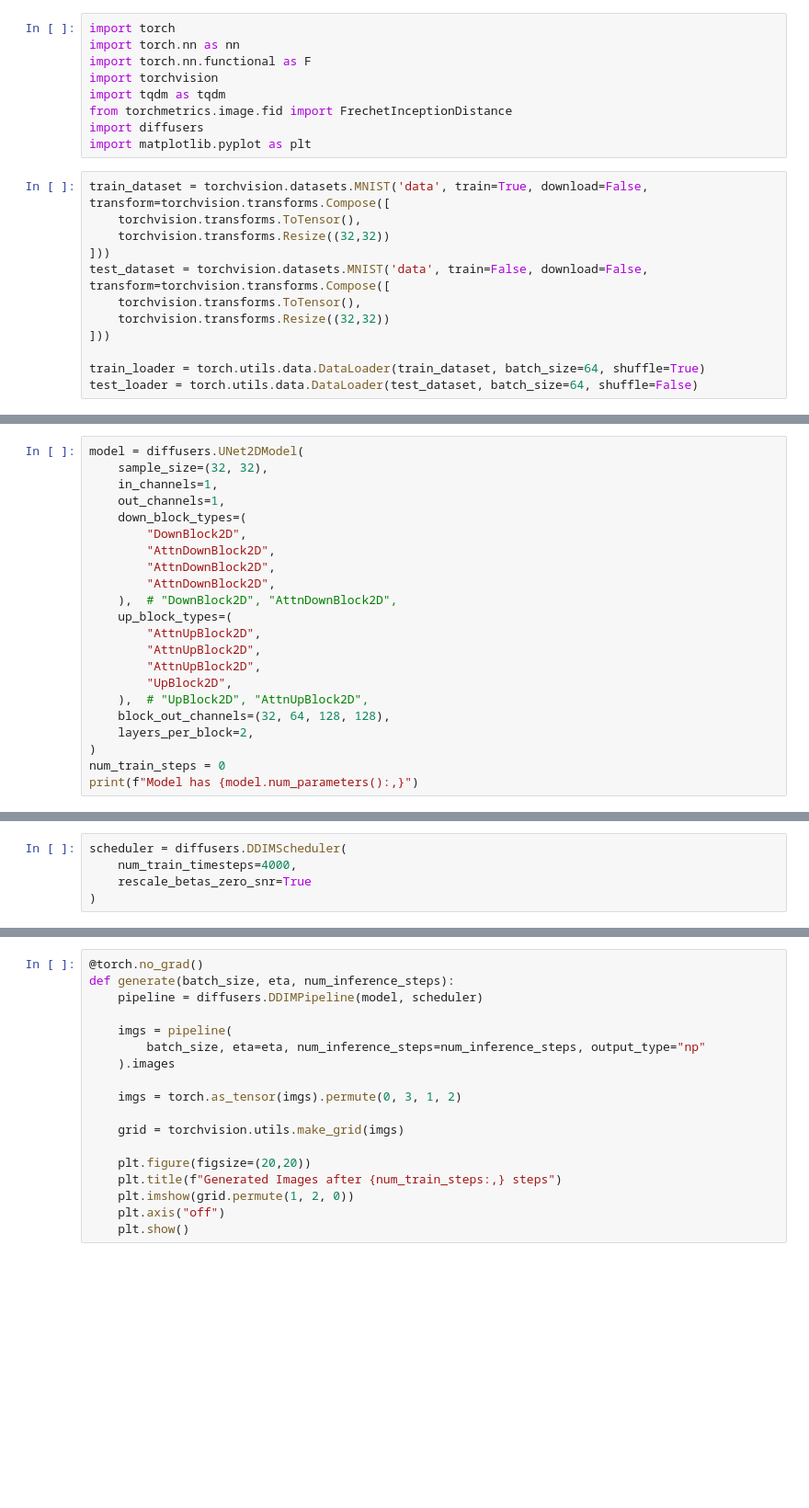
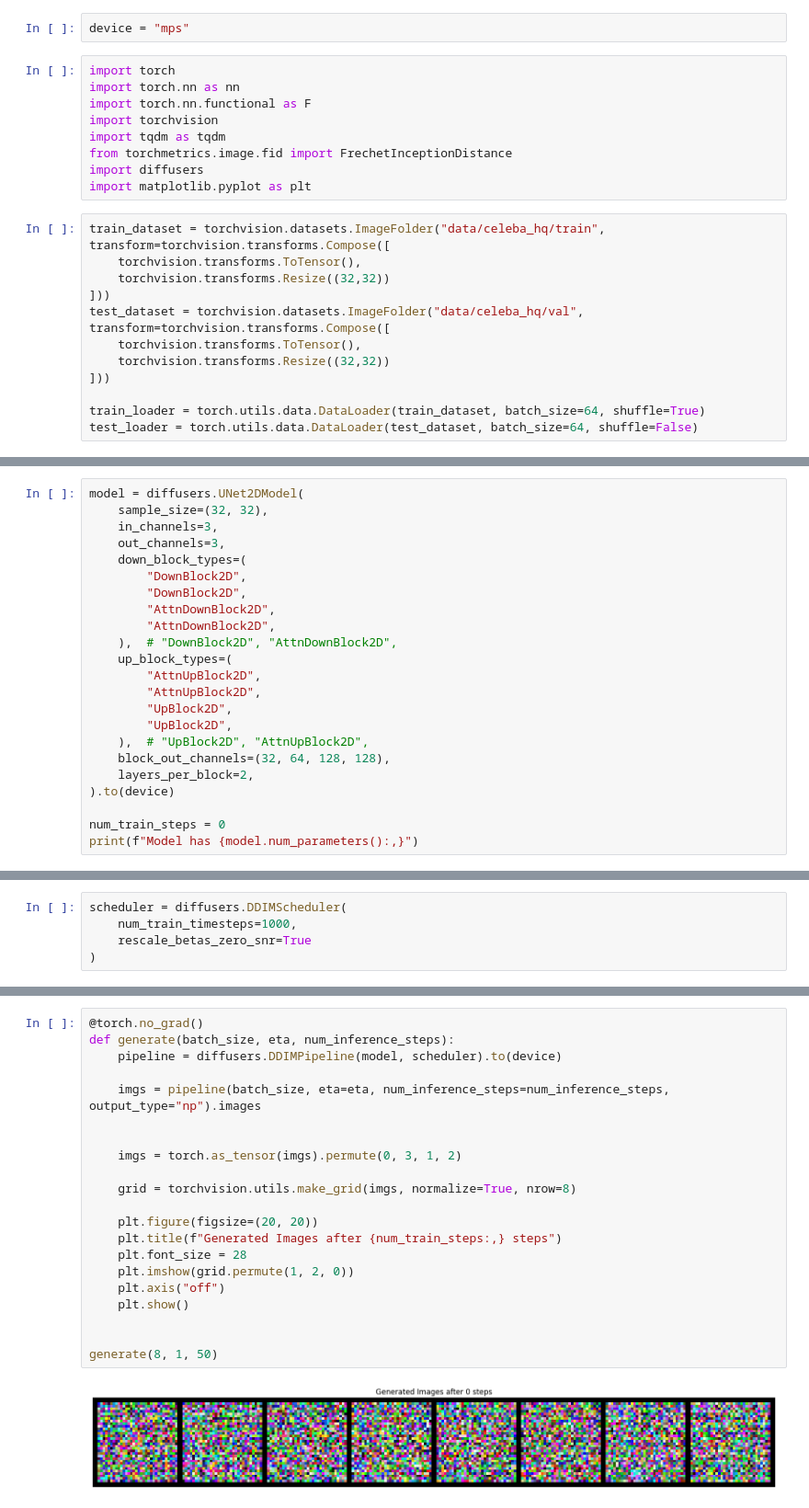
Before and after one commit to karanravindra/nn-zoo, a Jupyter notebook: projects/paper-implementations/image-generation/7-ddpm/ddpm.ipynb, the cells around one changed output, grey strips where cells are left out. Shown at 92% size. Saved outputs shown, nothing was run; the diff lists cells and outputs as text; blank space fills up the shorter version.

```diff
--- a/projects/paper-implementations/image-generation/7-ddpm/ddpm.ipynb
+++ b/projects/paper-implementations/image-generation/7-ddpm/ddpm.ipynb
@@ -1,3 +1,5 @@
+# %%
+device = "mps"
 # %%
 import torch
 import torch.nn as nn
@@ -8,11 +10,11 @@ from torchmetrics.image.fid import FrechetInceptionDistance
 import diffusers
 import matplotlib.pyplot as plt
 # %%
-train_dataset = torchvision.datasets.MNIST('data', train=True, download=False, transform=torchvision.transforms.Compose([
+train_dataset = torchvision.datasets.ImageFolder("data/celeba_hq/train", transform=torchvision.transforms.Compose([
     torchvision.transforms.ToTensor(),
     torchvision.transforms.Resize((32,32))
 ]))
-test_dataset = torchvision.datasets.MNIST('data', train=False, download=False, transform=torchvision.transforms.Compose([
+test_dataset = torchvision.datasets.ImageFolder("data/celeba_hq/val", transform=torchvision.transforms.Compose([
     torchvision.transforms.ToTensor(),
     torchvision.transforms.Resize((32,32))
 ]))
@@ -31,22 +35,23 @@ plt.show()
 # %%
 model = diffusers.UNet2DModel(
     sample_size=(32, 32),
-    in_channels=1,
-    out_channels=1,
+    in_channels=3,
+    out_channels=3,
     down_block_types=(
         "DownBlock2D",
-        "AttnDownBlock2D",
+        "DownBlock2D",
         "AttnDownBlock2D",
         "AttnDownBlock2D",
     ),  # "DownBlock2D", "AttnDownBlock2D",
     up_block_types=(
         "AttnUpBlock2D",
         "AttnUpBlock2D",
-        "AttnUpBlock2D",
+        "UpBlock2D",
         "UpBlock2D",
     ),  # "UpBlock2D", "AttnUpBlock2D",
     block_out_channels=(32, 64, 128, 128),
     layers_per_block=2,
-)
+).to(device)
+
 num_train_steps = 0
 print(f"Model has {model.num_parameters():,}")
@@ -53,6 +60,6 @@ print(f"Model has {model.num_parameters():,}")
 # %%
 scheduler = diffusers.DDIMScheduler(
-    num_train_timesteps=4000,
+    num_train_timesteps=1000,
     rescale_betas_zero_snr=True
 )
 # %%
@@ -61,21 +68,26 @@ criterion = torch.nn.MSELoss()
 # %%
 @torch.no_grad()
 def generate(batch_size, eta, num_inference_steps):
-    pipeline = diffusers.DDIMPipeline(model, scheduler)
+    pipeline = diffusers.DDIMPipeline(model, scheduler).to(device)
 
-    imgs = pipeline(
-        batch_size, eta=eta, num_inference_steps=num_inference_steps, output_type="np"
-    ).images
+    imgs = pipeline(batch_size, eta=eta, num_inference_steps=num_inference_steps, output_type="np").images
+
 
     imgs = torch.as_tensor(imgs).permute(0, 3, 1, 2)
 
-    grid = torchvision.utils.make_grid(imgs)
+    grid = torchvision.utils.make_grid(imgs, normalize=True, nrow=8)
 
-    plt.figure(figsize=(20,20))
+    plt.figure(figsize=(20, 20))
     plt.title(f"Generated Images after {num_train_steps:,} steps")
+    plt.font_size = 28
     plt.imshow(grid.permute(1, 2, 0))
     plt.axis("off")
     plt.show()
+
+
+generate(8, 1, 50)
+# %% [output]
+[figure, added]
 # %%
 pbar = tqdm.tqdm(range(10))
 
```
Also changed, not shown: parts of 7 cells of this notebook, 2 other files.
